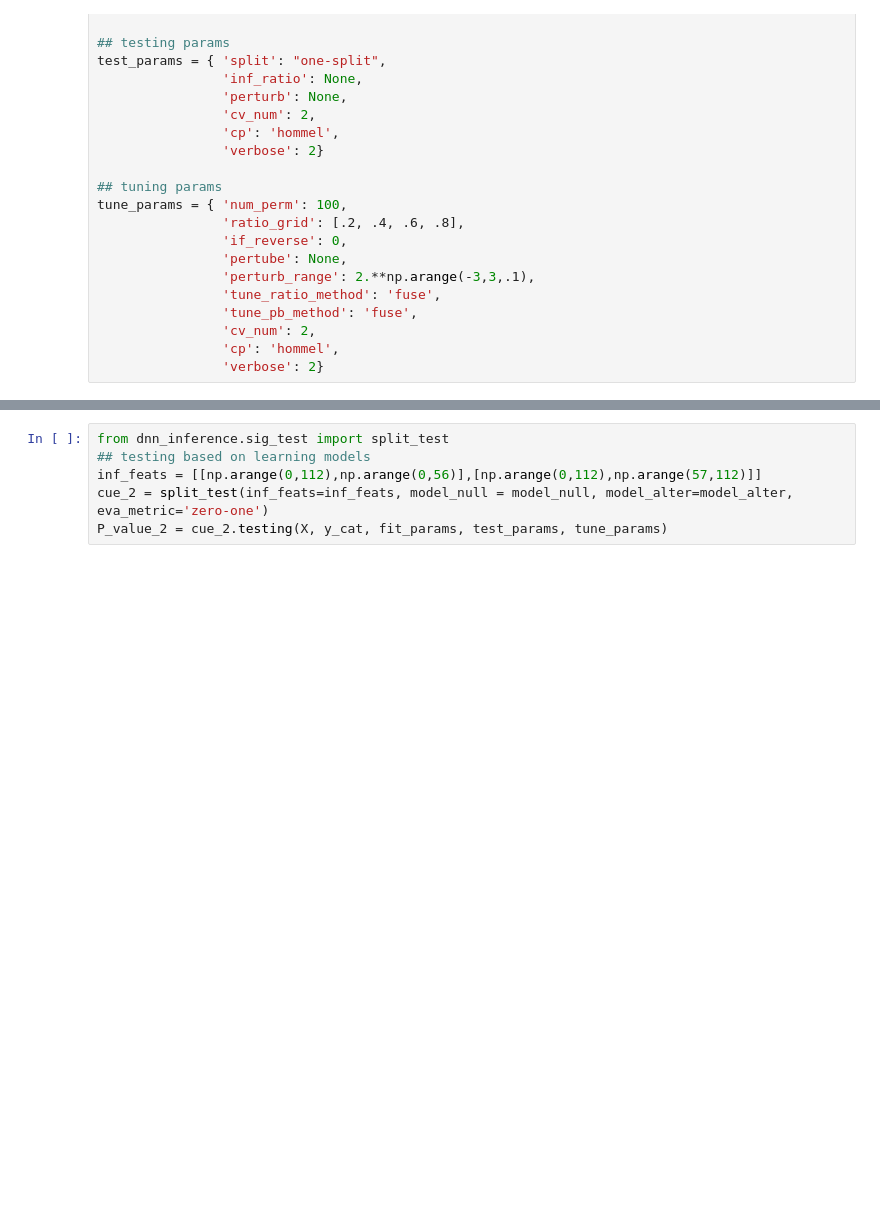
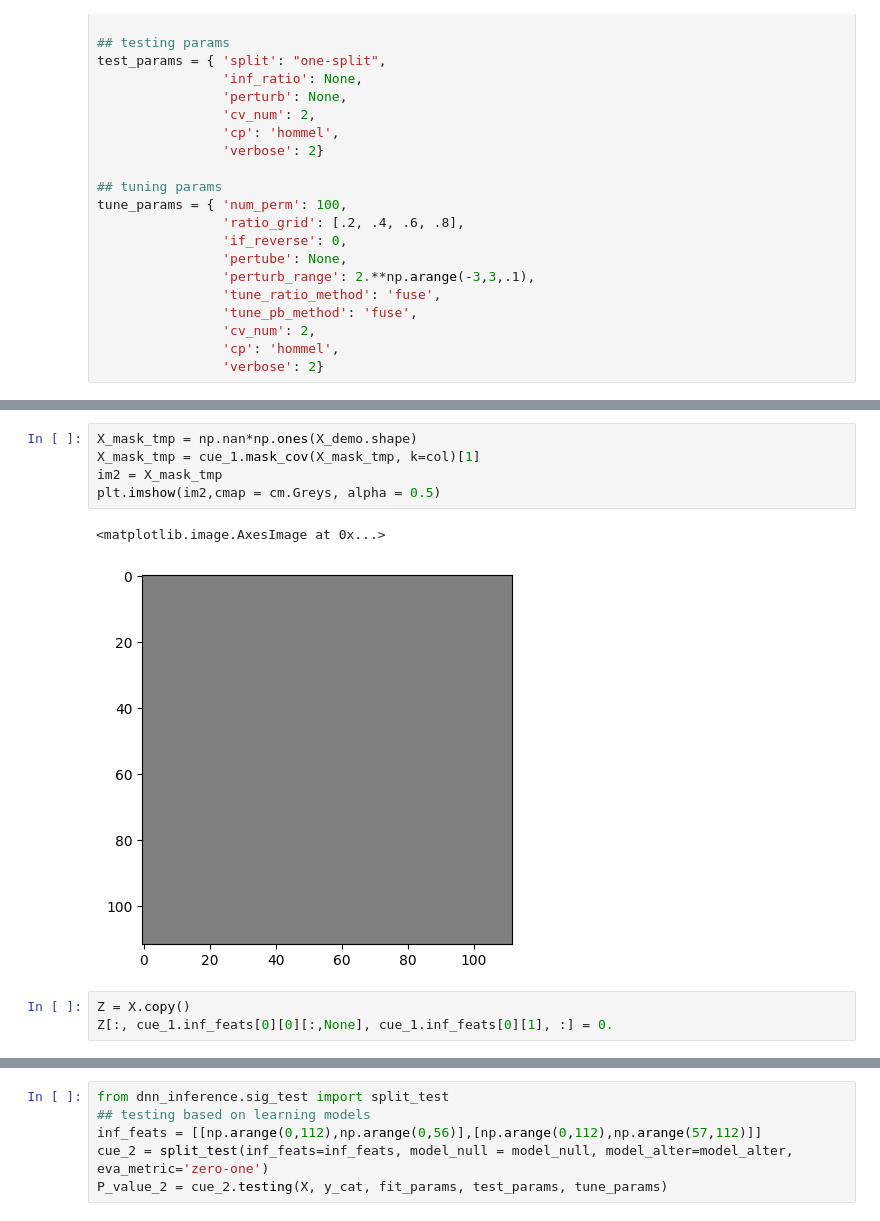
Before and after one commit to HanyuPei22/DNN-inference-on-Tumor-data, a Jupyter notebook: Tumor_CNN.ipynb, the cells around one changed output, grey strips where cells are left out. Cells and saved outputs as stored; diff of their text form; blank space fills up the shorter version.

```diff
--- a/Tumor_CNN.ipynb
+++ b/Tumor_CNN.ipynb
@@ -263,0 +371,11 @@ P-value: [0.2584461089878382, 0.9277060923274938]
+# %%
+X_mask_tmp = np.nan*np.ones(X_demo.shape)
+X_mask_tmp = cue_1.mask_cov(X_mask_tmp, k=col)[1]
+im2 = X_mask_tmp
+plt.imshow(im2,cmap = cm.Greys, alpha = 0.5)
+# %% [output]
+<matplotlib.image.AxesImage at 0x...>
+[figure, added]
+# %%
+Z = X.copy()
+Z[:, cue_1.inf_feats[0][0][:,None], cue_1.inf_feats[0][1], :] = 0.
```
Also changed, not shown: parts of 12 cells of this notebook.
